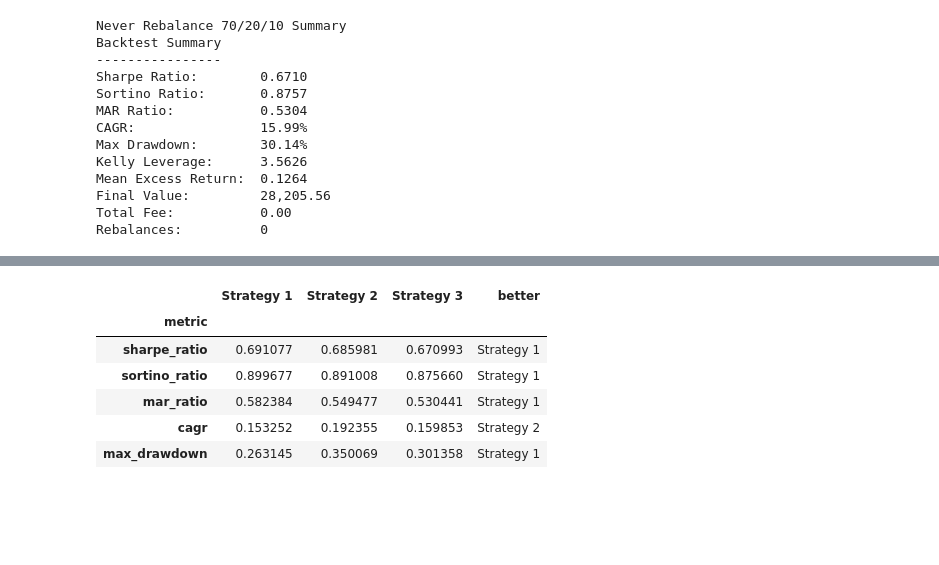
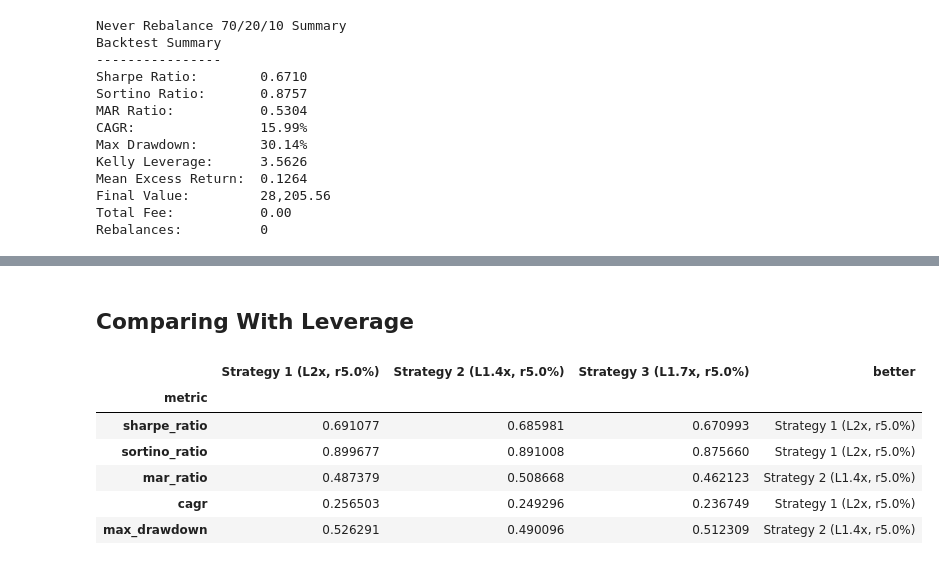
Before and after one commit to TradeInsight-Info/TiPortfolio, a Jupyter notebook: notebooks/start_of_month_rebalance.ipynb, the cells around one changed output, grey strips where cells are left out. Cells and saved outputs as stored; diff of their text form; code cells hidden in the pictures; blank space fills up the shorter version.

Commit message:
add leverage for performance comparision

```diff
--- a/notebooks/start_of_month_rebalance.ipynb
+++ b/notebooks/start_of_month_rebalance.ipynb
@@ -165,12 +181,14 @@ Rebalances:          0
+# %% [markdown]
+## Comparing With Leverage
 # %%
 ## Compare All Strategies
 
-compare_strategies(result, result_qqq_only, result_never)
+compare_strategies(result, result_qqq_only, result_never, leverages=[2, 1.4, 1.7], yearly_loan_rates=0.05)
 # %% [output]
-|  | Strategy 1 | Strategy 2 | Strategy 3 | better |
+|  | Strategy 1 (L2x, r5.0%) | Strategy 2 (L1.4x, r5.0%) | Strategy 3 (L1.7x, r5.0%) | better |
 | metric |  |  |  |  |
-| sharpe_ratio | 0.691077 | 0.685981 | 0.670993 | Strategy 1 |
-| sortino_ratio | 0.899677 | 0.891008 | 0.875660 | Strategy 1 |
-| mar_ratio | 0.582384 | 0.549477 | 0.530441 | Strategy 1 |
-| cagr | 0.153252 | 0.192355 | 0.159853 | Strategy 2 |
-| max_drawdown | 0.263145 | 0.350069 | 0.301358 | Strategy 1 |
+| sharpe_ratio | 0.691077 | 0.685981 | 0.670993 | Strategy 1 (L2x, r5.0%) |
+| sortino_ratio | 0.899677 | 0.891008 | 0.875660 | Strategy 1 (L2x, r5.0%) |
+| mar_ratio | 0.487379 | 0.508668 | 0.462123 | Strategy 2 (L1.4x, r5.0%) |
+| cagr | 0.256503 | 0.249296 | 0.236749 | Strategy 1 (L2x, r5.0%) |
+| max_drawdown | 0.526291 | 0.490096 | 0.512309 | Strategy 2 (L1.4x, r5.0%) |
```
Also changed, not shown: parts of 4 cells of this notebook, 9 other files.
